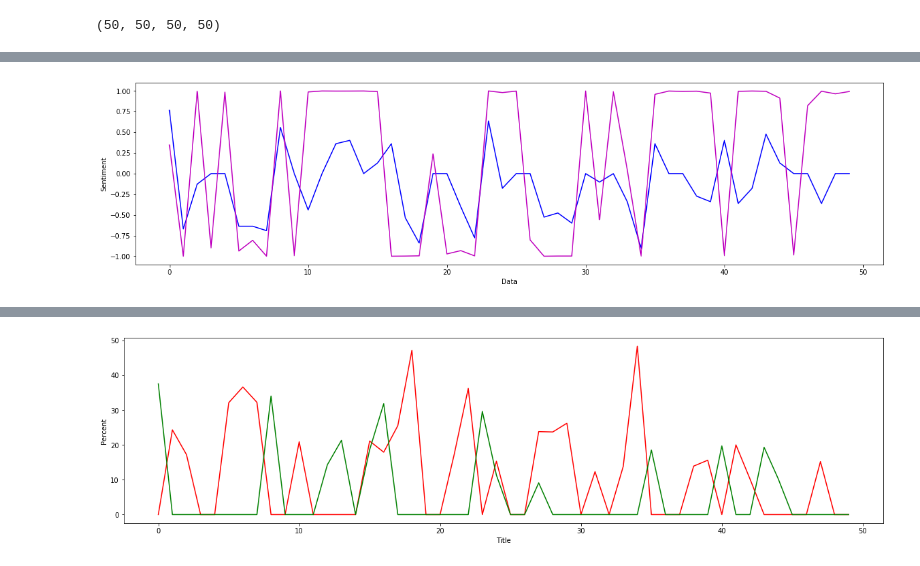
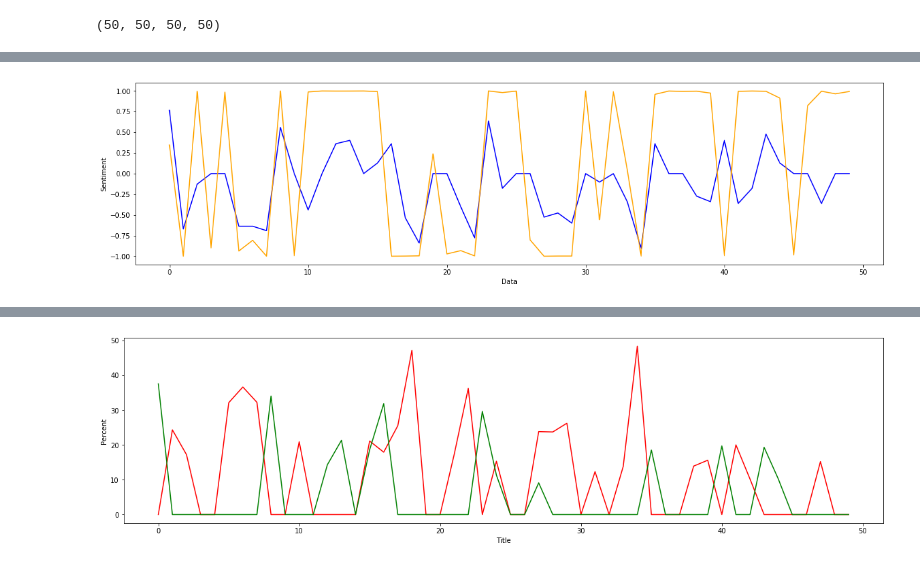
Before and after one commit to arabind-meher/News-Data-Analysis, a Jupyter notebook: 03_sentiment_analysis_on_news_data.ipynb, the cells around one changed output, grey strips where cells are left out. Saved outputs shown, nothing was run; the diff lists cells and outputs as text; code cells hidden in the pictures.

```diff
--- a/03_sentiment_analysis_on_news_data.ipynb
+++ b/03_sentiment_analysis_on_news_data.ipynb
@@ -65,3 +58,18 @@ for i in range(50):
 len(content_negative), len(content_neutral), len(content_positive), len(content_compound)
 # %% [output]
 (50, 50, 50, 50)
+# %%
+plt.rcParams['figure.figsize'] = 20, 5
+x = np.arange(50)
+width = 0.35
+fig, ax = plt.subplots()
+
+rect1 = ax.bar(x - width/2, title_compound, width, label='Title')
+recr2 = ax.bar(x + width/2, content_compound, width, label='Content')
+
+ax.set_ylabel('Sentiment')
+ax.set_xticks(x)
+ax.set_xticklabels(x)
+ax.legend()
+
+plt.show()
@@ -68,9 +78,9 @@ len(content_negative), len(content_neutral), len(content_positive), len(content_
 # %%
 plt.rcParams['figure.figsize'] = 20, 5
-plt.plot(title_compound, 'b')
-plt.plot(content_compound, 'm')
+plt.plot(title_compound, 'blue')
+plt.plot(content_compound, 'orange')
 plt.ylabel('Sentiment')
 plt.xlabel('Data')
 plt.show()
 # %% [output]
-[figure, old version]
+[figure, new version]
```
Also changed, not shown: parts of 7 cells of this notebook.
